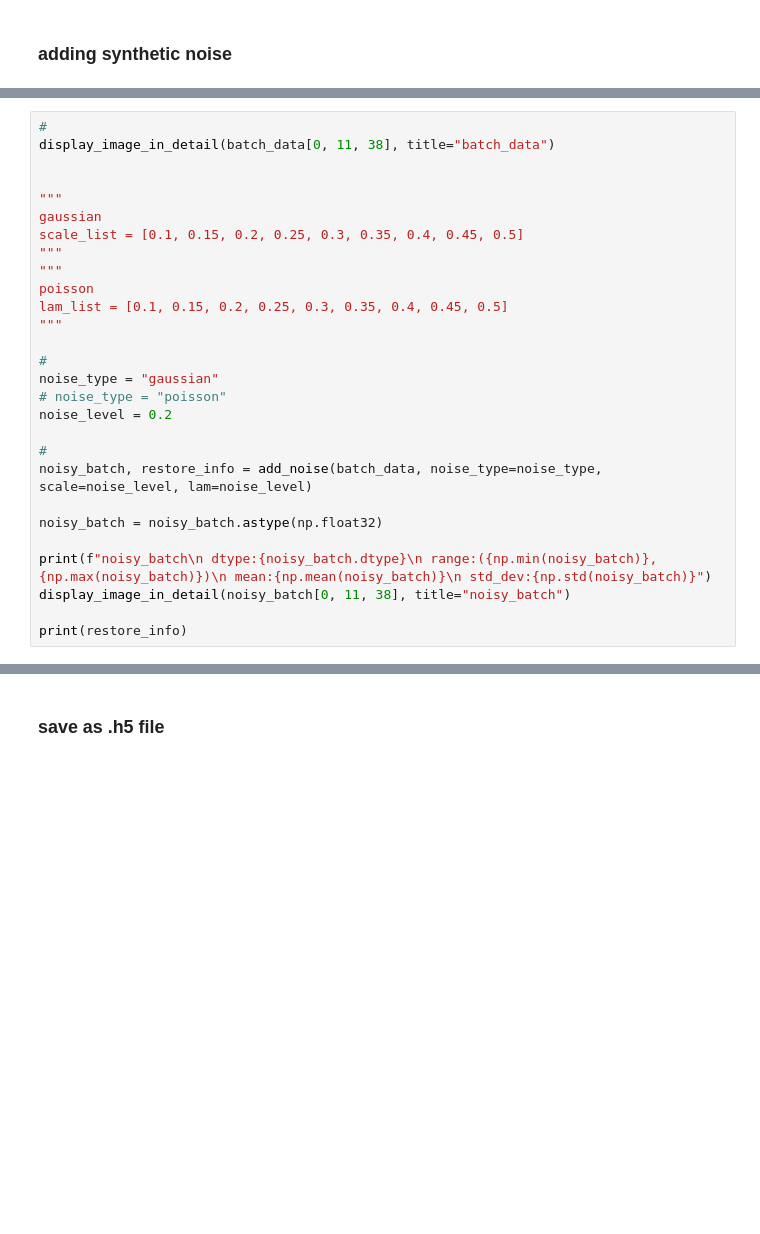
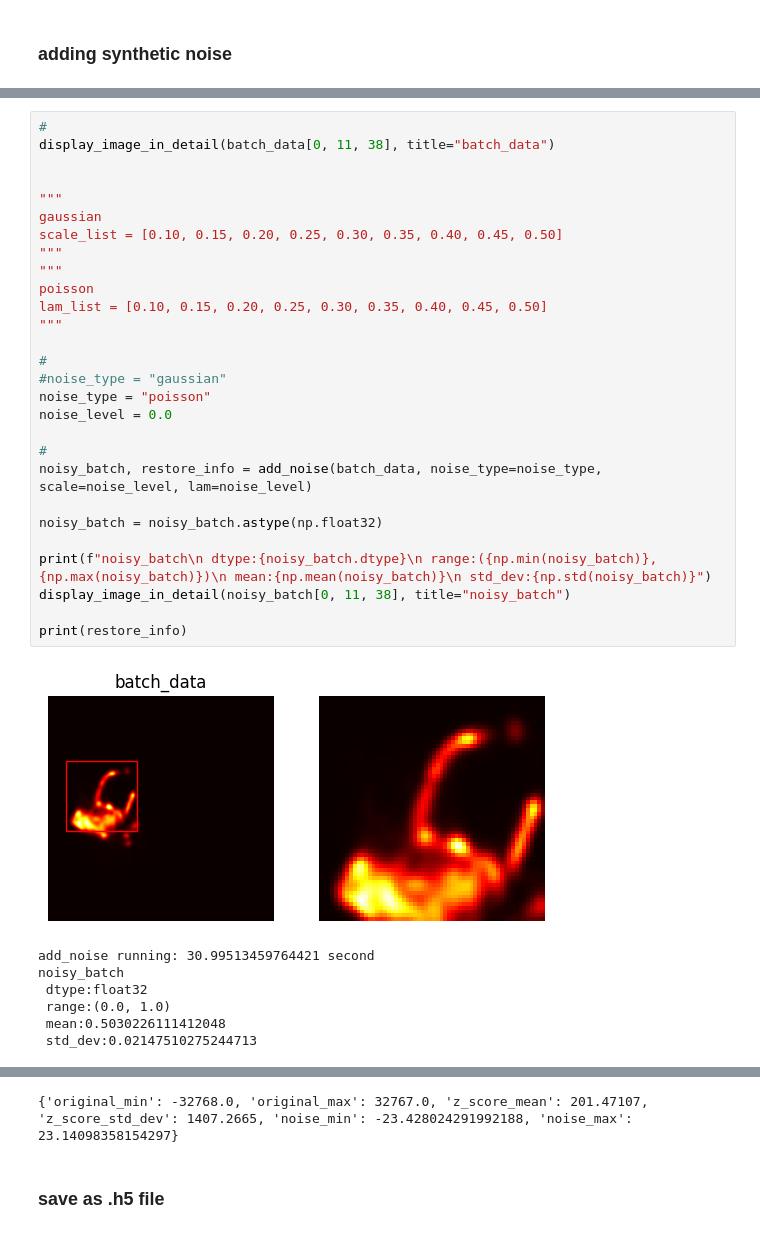
Before and after one commit to yoko19191/cardiac-dynamic-pet-denoising, a Jupyter notebook: 0_data_preparation.ipynb, the cells around one changed output, grey strips where cells are left out. Cells and saved outputs as stored; diff of their text form; blank space fills up the shorter version.

```diff
--- a/0_data_preparation.ipynb
+++ b/0_data_preparation.ipynb
@@ -301,28 +315,36 @@ print(f"dtype:{noisy_image.dtype}; range:({np.min(noisy_image)}, {np.max(noisy_i
 # %%
 #
 display_image_in_detail(batch_data[0, 11, 38], title="batch_data")
 
 
 """
 gaussian
-scale_list = [0.1, 0.15, 0.2, 0.25, 0.3, 0.35, 0.4, 0.45, 0.5]
+scale_list = [0.10, 0.15, 0.20, 0.25, 0.30, 0.35, 0.40, 0.45, 0.50]
 """
 """
 poisson
-lam_list = [0.1, 0.15, 0.2, 0.25, 0.3, 0.35, 0.4, 0.45, 0.5]
+lam_list = [0.10, 0.15, 0.20, 0.25, 0.30, 0.35, 0.40, 0.45, 0.50]
 """
 
 #
-noise_type = "gaussian"
-# noise_type = "poisson"
-noise_level = 0.2
+#noise_type = "gaussian"
+noise_type = "poisson"
+noise_level = 0.0
 
 #
 noisy_batch, restore_info = add_noise(batch_data, noise_type=noise_type, scale=noise_level, lam=noise_level)
 
 noisy_batch = noisy_batch.astype(np.float32)
 
 print(f"noisy_batch\n dtype:{noisy_batch.dtype}\n range:({np.min(noisy_batch)}, {np.max(noisy_batch)})\n mean:{np.mean(noisy_batch)}\n std_dev:{np.std(noisy_batch)}")
 display_image_in_detail(noisy_batch[0, 11, 38], title="noisy_batch")
 
 print(restore_info)
+# %% [output]
+[figure, added]
+add_noise running: 30.99513459764421 second
+noisy_batch
+ dtype:float32
+ range:(0.0, 1.0)
+ mean:0.5030226111412048
+ std_dev:0.02147510275244713
@@ -329,3 +352,4 @@ print(restore_info)
+{'original_min': -32768.0, 'original_max': 32767.0, 'z_score_mean': 201.47107, 'z_score_std_dev': 1407.2665, 'noise_min': -23.428024291992188, 'noise_max': 23.14098358154297}
 # %% [markdown]
 ### save as .h5 file
 # %%
```
Also changed, not shown: parts of 5 cells of this notebook, 6 other files.
